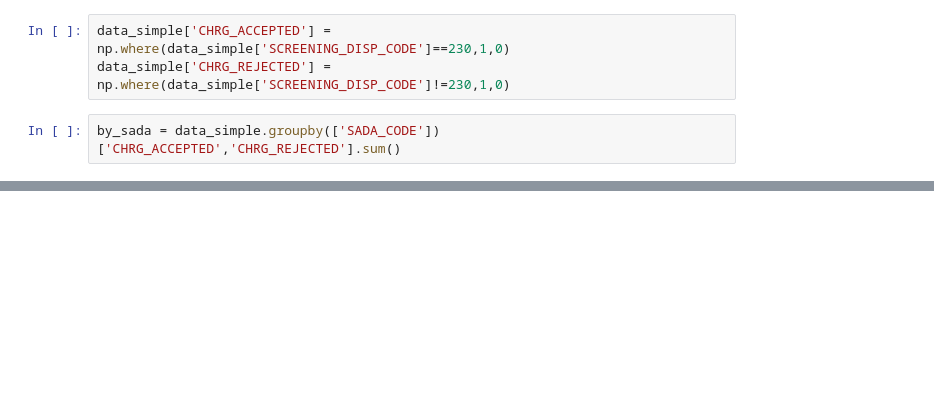
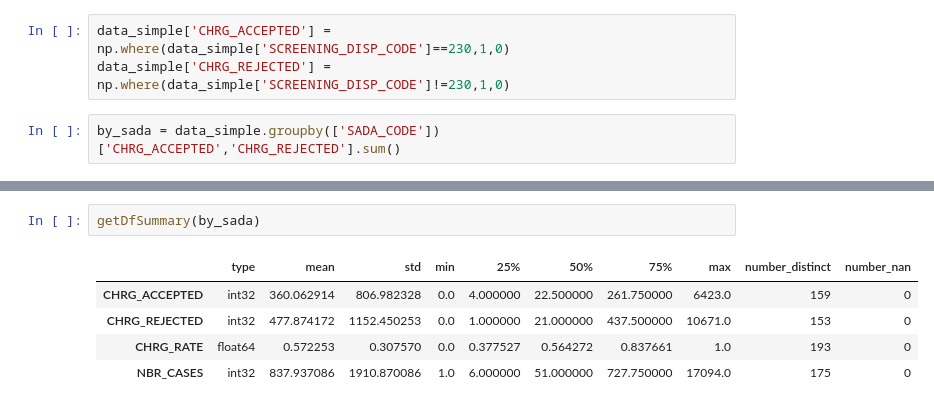
Before and after one commit to da1933/NODA, a Jupyter notebook: Summary Statistics.ipynb, the cells around one changed output, grey strips where cells are left out. Saved outputs shown, nothing was run; the diff lists cells and outputs as text; blank space fills up the shorter version.

```diff
--- a/Summary Statistics.ipynb
+++ b/Summary Statistics.ipynb
@@ -79,0 +61,8 @@ by_sada
+# %%
+getDfSummary(by_sada)
+# %% [output]
+|  | type | mean | std | min | 25% | 50% | 75% | max | number_distinct | number_nan |
+| CHRG_ACCEPTED | int32 | 360.062914 | 806.982328 | 0.0 | 4.000000 | 22.500000 | 261.750000 | 6423.0 | 159 | 0 |
+| CHRG_REJECTED | int32 | 477.874172 | 1152.450253 | 0.0 | 1.000000 | 21.000000 | 437.500000 | 10671.0 | 153 | 0 |
+| CHRG_RATE | float64 | 0.572253 | 0.307570 | 0.0 | 0.377527 | 0.564272 | 0.837661 | 1.0 | 193 | 0 |
+| NBR_CASES | int32 | 837.937086 | 1910.870086 | 1.0 | 6.000000 | 51.000000 | 727.750000 | 17094.0 | 175 | 0 |
```
Also changed, not shown: parts of 14 cells of this notebook.
